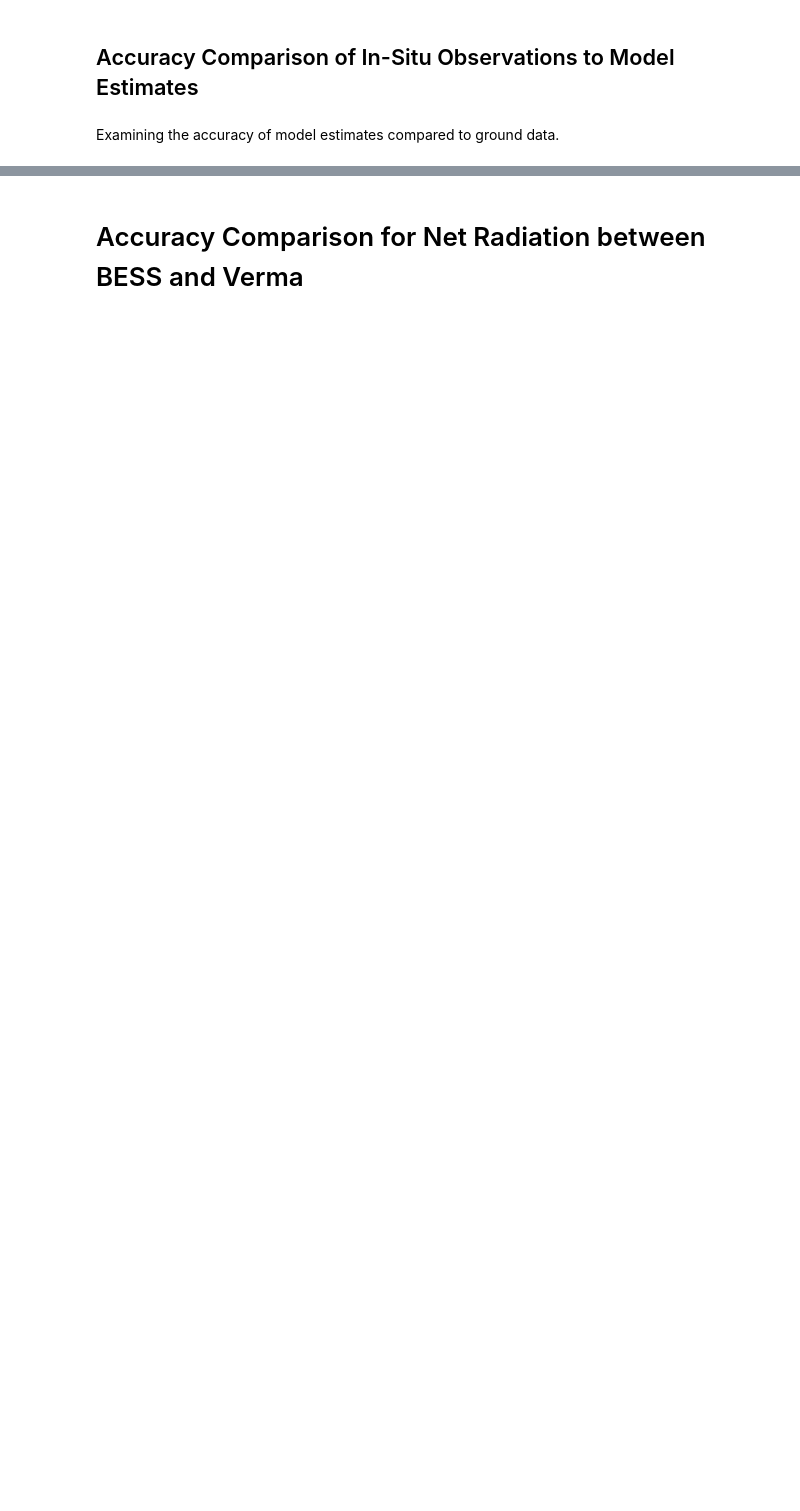
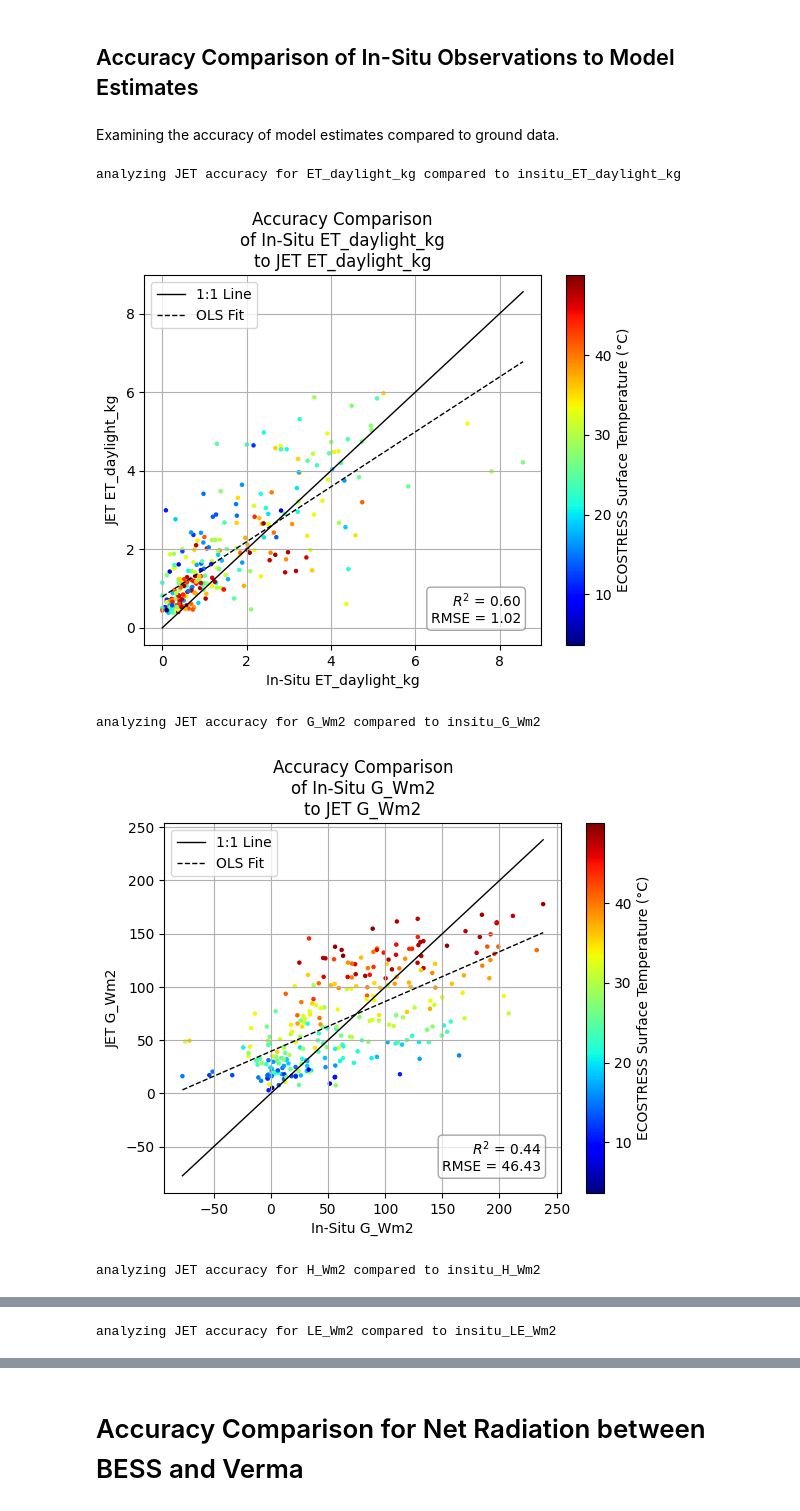
Before and after one commit to gregory-halverson-jpl/JET3, a Jupyter notebook: notebooks/ECOv003 JET Accuracy with ECOv002 Cal-Val with SOBOL Sensitivity.ipynb, the cells around one changed output, grey strips where cells are left out. Cells and saved outputs as stored; diff of their text form; code cells hidden in the pictures; blank space fills up the shorter version.

```diff
--- a/notebooks/ECOv003 JET Accuracy with ECOv002 Cal-Val with SOBOL Sensitivity.ipynb
+++ b/notebooks/ECOv003 JET Accuracy with ECOv002 Cal-Val with SOBOL Sensitivity.ipynb
@@ -191,0 +300,25 @@ for insitu_variable in insitu_columns:
+# %%
+insitu_columns = sorted([column for column in processed.columns if "insitu" in column])
+
+for insitu_variable in insitu_columns:
+    output_variable = insitu_variable.replace("insitu_", "")
+    print(f"analyzing {model_name} accuracy for {output_variable} compared to {insitu_variable}")
+
+    try:
+        generate_accuracy_plot(
+            df=processed,
+            x_variable=insitu_variable,
+            y_variable=output_variable,
+            output_variable=output_variable,
+            model_name=model_name,
+            save_plots=SAVE_PLOTS
+        )
+    except Exception as e:
+        print(f"Error processing {output_variable}: {e}")
+        continue
+# %% [output]
+analyzing JET accuracy for ET_daylight_kg compared to insitu_ET_daylight_kg
+[figure, added]
+analyzing JET accuracy for G_Wm2 compared to insitu_G_Wm2
+[figure, added]
+analyzing JET accuracy for H_Wm2 compared to insitu_H_Wm2
@@ -191,0 +326 @@ for insitu_variable in insitu_columns:
+analyzing JET accuracy for LE_Wm2 compared to insitu_LE_Wm2
```
Also changed, not shown: parts of 25 cells of this notebook, 17 other files.
